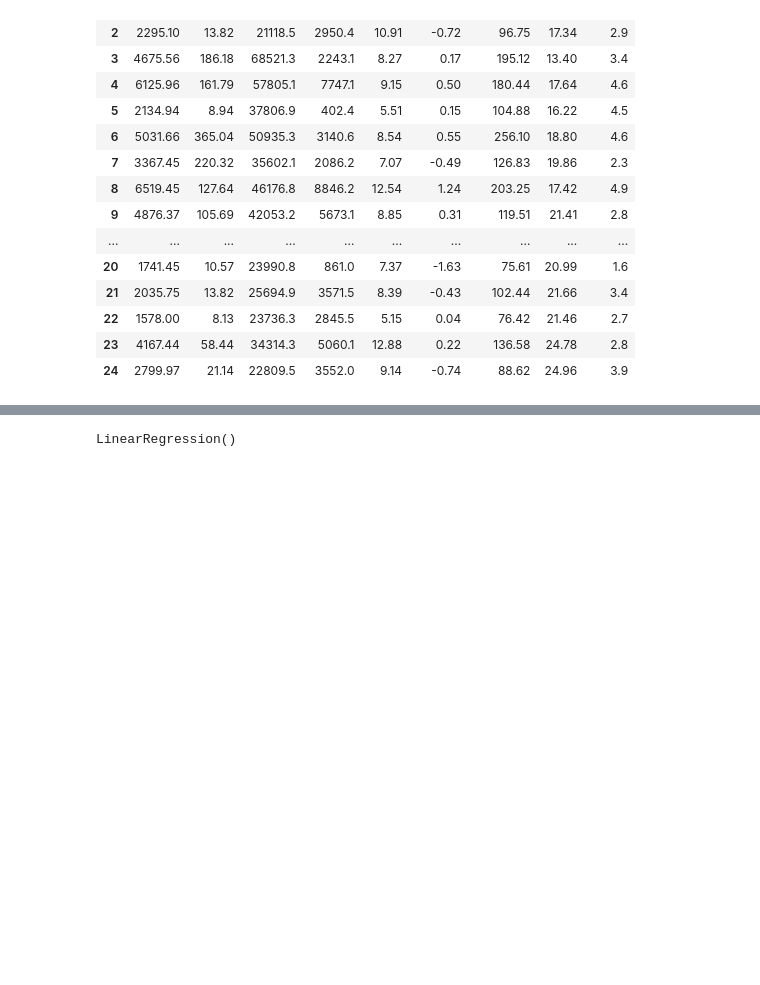
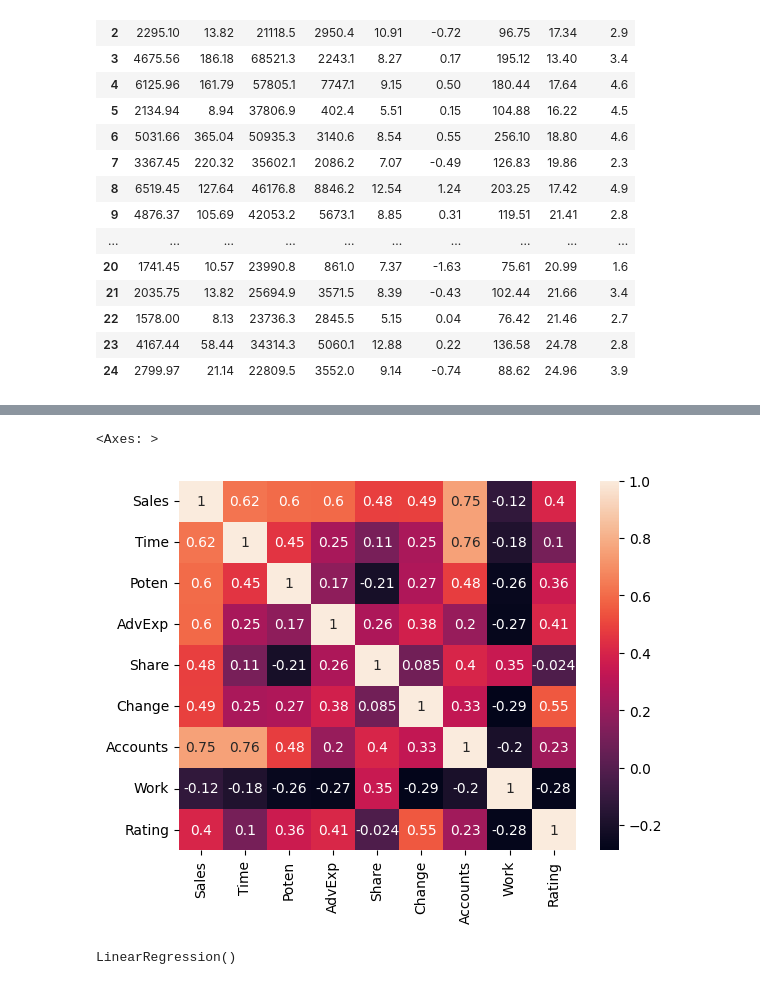
Before and after one commit to denverkim/Data-Analysis, a Jupyter notebook: cravens.ipynb, the cells around one changed output, grey strips where cells are left out. Drawn from its saved outputs; the diff is of its cells as text; code cells hidden in the pictures; blank space fills up the shorter version.

```diff
--- a/cravens.ipynb
+++ b/cravens.ipynb
@@ -33,6 +65,14 @@ x= df.drop('Sales',axis=1)
 # tain and test split
 from sklearn.model_selection import train_test_split
 x_train,x_test,y_train,y_test = train_test_split(x,y,test_size=0.2,random_state=0)
+# %%
+# 상관관계 분석
+import seaborn as sns
+
+sns.heatmap(df.corr(), annot=True)
+# %% [output]
+<Axes: >
+[figure, added]
 # %%
 # 회귀분석
 from sklearn.linear_model import LinearRegression
```
Also changed, not shown: parts of 4 cells of this notebook.
